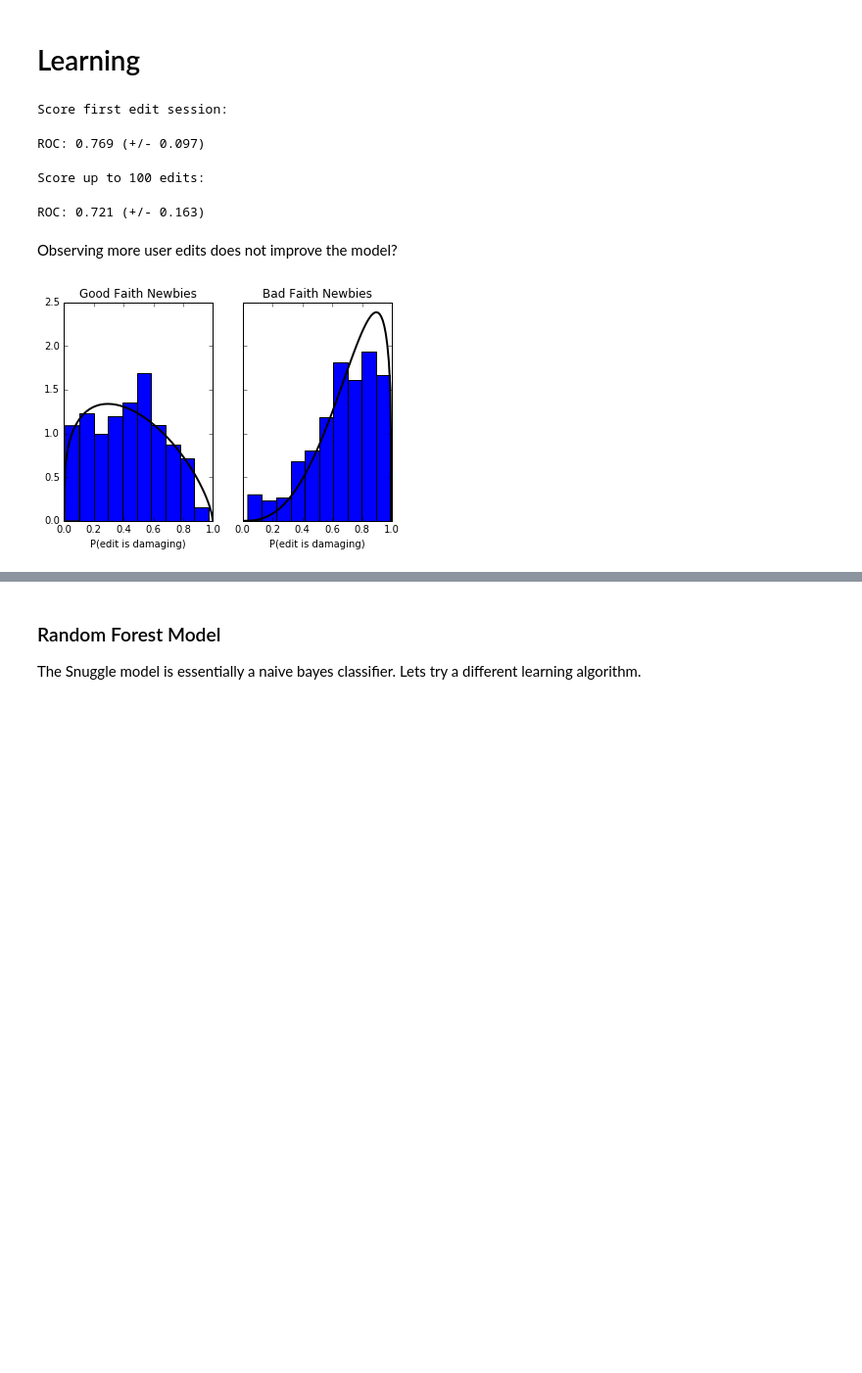
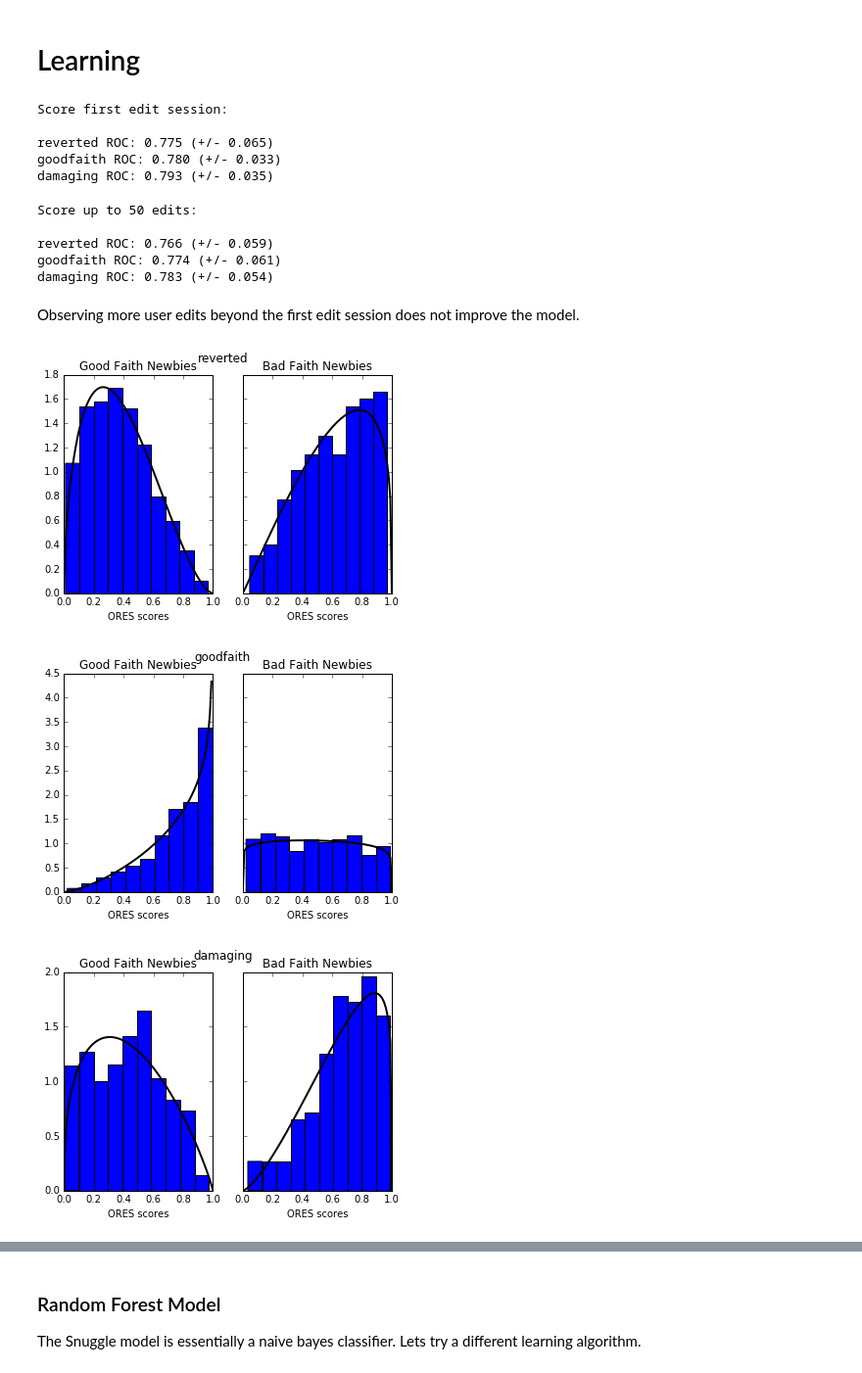
Before and after one commit to ewulczyn/wiki-goodfaith, a Jupyter notebook: src/Good Faith Newcomer Prediction.ipynb, the cells around one changed output, grey strips where cells are left out. Shown at 98% size. Drawn from its saved outputs; the diff is of its cells as text; code cells hidden in the pictures; blank space fills up the shorter version.

Commit message:
splitting data gathering and analysis

```diff
--- a/src/Good Faith Newcomer Prediction.ipynb
+++ b/src/Good Faith Newcomer Prediction.ipynb
@@ -223,30 +209,43 @@ class SnuggleScorer(BaseEstimator, ClassifierMixin):
+# %%
+from sklearn.model_selection import StratifiedKFold
+from sklearn.model_selection import cross_val_score
+models = ['reverted', 'goodfaith', 'damaging']
+CV = StratifiedKFold(n_splits=5)
 # %%
-from sklearn.model_selection import StratifiedKFold
-from sklearn.model_selection import cross_val_score
-
-print("Score first edit session:")
-X, y = get_X_y(ns0_fes_contribs, labels_df)
-scores = cross_val_score(SnuggleScorer(), X, y, cv=StratifiedKFold(n_splits=10), scoring = "roc_auc")
-print("ROC: %0.3f (+/- %0.3f)" % (scores.mean(), scores.std() * 2))
+print("Score first edit session:\n")
+for model in models:
+    X, y = get_X_y(ns0_fes_revs_df, model)
+    scores = cross_val_score(SnuggleScorer(), X, y, cv=CV, scoring = "roc_auc")
+    print("%s ROC: %0.3f (+/- %0.3f)" % (model, scores.mean(), scores.std() ))
 # %% [output]
 Score first edit session:
+
+reverted ROC: 0.775 (+/- 0.065)
+goodfaith ROC: 0.780 (+/- 0.033)
+damaging ROC: 0.793 (+/- 0.035)
-ROC: 0.769 (+/- 0.097)
 # %%
-print("Score up to 100 edits:")
-X, y = get_X_y(ns0_contribs, labels_df)
-scores = cross_val_score(SnuggleScorer(), X, y, cv=StratifiedKFold(n_splits=10), scoring = "roc_auc")
-print("ROC: %0.3f (+/- %0.3f)" % (scores.mean(), scores.std() * 2))
+print("Score up to 50 edits: \n")
+for model in models:
+    X, y = get_X_y(ns0_revs_df, model)
+    scores = cross_val_score(SnuggleScorer(), X, y, cv=CV, scoring = "roc_auc")
+    print("%s ROC: %0.3f (+/- %0.3f)" % (model, scores.mean(), scores.std()))
 # %% [output]
-Score up to 100 edits:
+Score up to 50 edits:
+
+reverted ROC: 0.766 (+/- 0.059)
+goodfaith ROC: 0.774 (+/- 0.061)
+damaging ROC: 0.783 (+/- 0.054)
-ROC: 0.721 (+/- 0.163)
 # %% [markdown]
-Observing more user edits does not improve the model?
+Observing more user edits beyond the first edit session does not improve the model.
-# %%
-# fit model on all data and check betas
-SC = SnuggleScorer()
-X, y = get_X_y(ns0_fes_contribs, labels_df)
-SC.fit(X, y).plot_betas()
-# %% [output]
-[figure, removed]
+# %%
+# plot the beta distributions for each model
+for model in models:
+    X, y = get_X_y(ns0_fes_revs_df, model)
+    f = SnuggleScorer().fit(X, y).plot_betas()
+    f.suptitle(model,fontsize=12)
+# %% [output]
+[figure, added]
+[figure, added]
+[figure, added]
 # %% [markdown]
 The Snuggle paper reports an ROC of .88. We will need to figure out where the discrepancy comes from:
```
Also changed, not shown: parts of 27 cells of this notebook, 1 other file.
